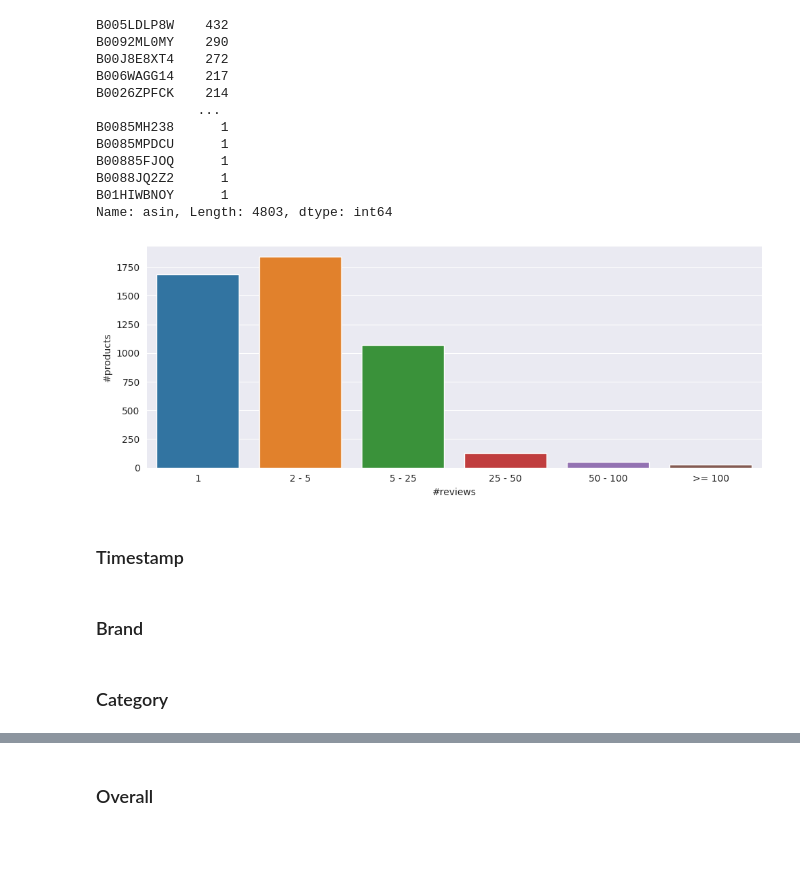
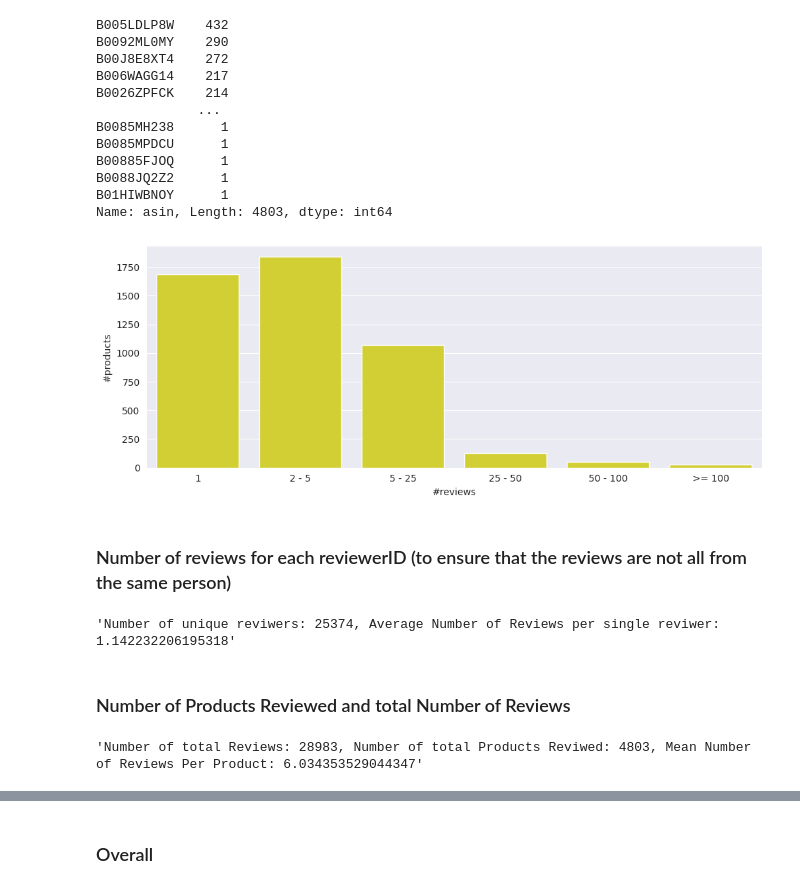
Before and after one commit to saiteki-kai/amazon-reviews, a Jupyter notebook: notebooks/02_analysis.ipynb, the cells around one changed output, grey strips where cells are left out. Cells and saved outputs as stored; diff of their text form; code cells hidden in the pictures; blank space fills up the shorter version.

```diff
--- a/notebooks/02_analysis.ipynb
+++ b/notebooks/02_analysis.ipynb
@@ -107,34 +106,32 @@ def discretize_counts(length, limits):
 
 def get_counts_category(limits):
     cats = [f"< {limits[0]}"]
 
     for i in range(len(limits) - 1):
         cats.append(f"{limits[i]} - {limits[i + 1]}")
 
     cats.append(f">= {limits[-1]}")
 
     return pd.CategoricalDtype(cats, ordered=True)
 
 
 limits = [2, 5, 25, 50, 100]
 
 x = data_df.asin.value_counts().apply(lambda x: discretize_counts(x, limits))
 x = x.reset_index().asin.value_counts().rename("count")
 
 reviews_per_prod = pd.DataFrame(x).reset_index(names="#reviews")
 reviews_per_prod["#reviews"] = reviews_per_prod["#reviews"].astype(
     get_counts_category(limits)
 )
 reviews_per_prod["#reviews"] = reviews_per_prod["#reviews"].apply(
     lambda x: "1" if x == "< 2" else x
 )
 
 fig = plt.figure(figsize=(10, 4))
-ax = sns.barplot(reviews_per_prod, x="#reviews", y="count")
+ax = sns.barplot(reviews_per_prod, x="#reviews", y="count", color=primary_color)
 ax.set_ylabel("#products")
 ax.set_xlabel("#reviews")
 fig.tight_layout()
 # %% [output]
-[figure, old version]
+[figure, new version]
-# %% [markdown]
-### Timestamp
@@ -144,2 +137,0 @@ fig.tight_layout()
-# %% [markdown]
-### Brand
@@ -148,2 +137,0 @@ fig.tight_layout()
-# %% [markdown]
-### Category
@@ -151,0 +138,20 @@ fig.tight_layout()
+# %% [markdown]
+### Number of reviews for each reviewerID (to ensure that the reviews are not all from the same person)
+# %%
+"Number of unique reviwers: {}, Average Number of Reviews per single reviwer: {}".format(
+    data_df["reviewerID"].nunique(), data_df["reviewerID"].value_counts().mean()
+)
+# %% [output]
+'Number of unique reviwers: 25374, Average Number of Reviews per single reviwer: 1.142232206195318'
+# %% [markdown]
+### Number of Products Reviewed and total Number of Reviews
+# %%
+data_df["asin"] = data_df["asin"].astype("string").astype("category")
+
+"Number of total Reviews: {}, Number of total Products Reviwed: {}, Mean Number of Reviews Per Product: {}".format(
+    len(data_df),
+    len(data_df["asin"].unique()),
+    data_df["asin"].value_counts().mean(),
+)
+# %% [output]
+'Number of total Reviews: 28983, Number of total Products Reviwed: 4803, Mean Number of Reviews Per Product: 6.034353529044347'
```
Also changed, not shown: parts of 44 cells of this notebook.
